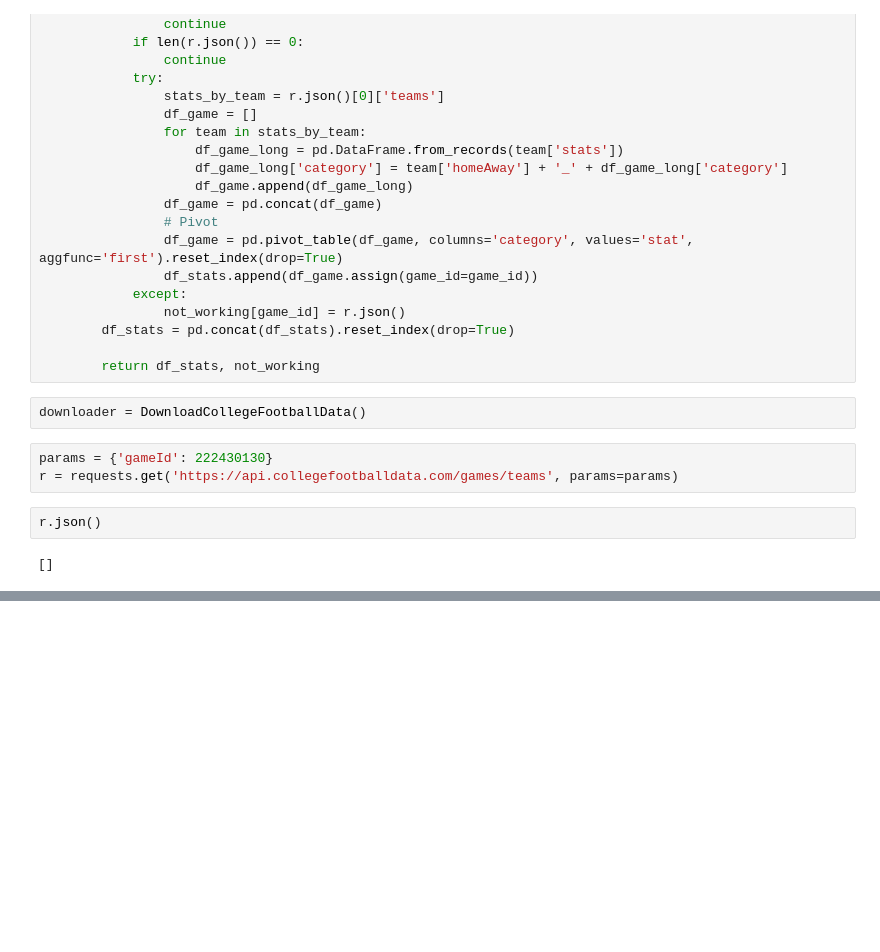
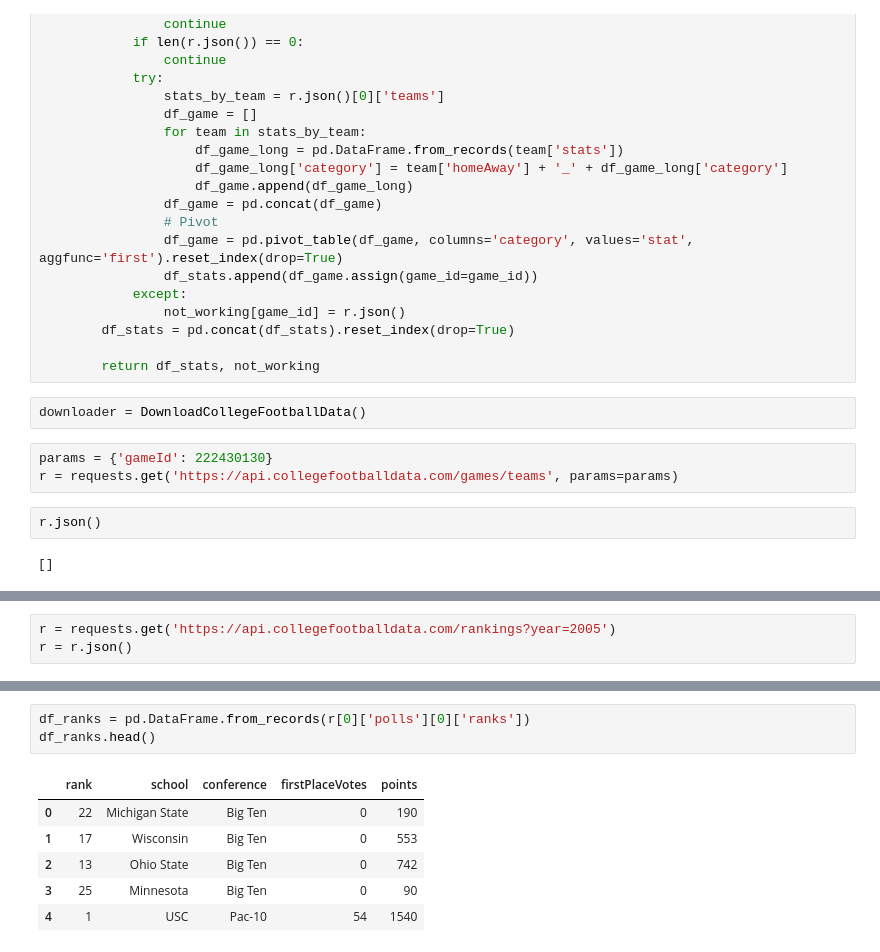
Before and after one commit to spwhite1337/sports-bettors, a Jupyter notebook: Untitled.ipynb, the cells around one changed output, grey strips where cells are left out. Drawn from its saved outputs; the diff is of its cells as text; blank space fills up the shorter version.

Commit message:
Add rankings download

```diff
--- a/Untitled.ipynb
+++ b/Untitled.ipynb
@@ -120,0 +168,3 @@ df_fails.head()
+# %%
+r = requests.get('https://api.collegefootballdata.com/rankings?year=2005')
+r = r.json()
@@ -120,0 +191,10 @@ df_fails.head()
+# %%
+df_ranks = pd.DataFrame.from_records(r[0]['polls'][0]['ranks'])
+df_ranks.head()
+# %% [output]
+|  | rank | school | conference | firstPlaceVotes | points |
+| 0 | 22 | Michigan State | Big Ten | 0 | 190 |
+| 1 | 17 | Wisconsin | Big Ten | 0 | 553 |
+| 2 | 13 | Ohio State | Big Ten | 0 | 742 |
+| 3 | 25 | Minnesota | Big Ten | 0 | 90 |
+| 4 | 1 | USC | Pac-10 | 54 | 1540 |
```
Also changed, not shown: parts of 10 cells of this notebook, 2 other files.
